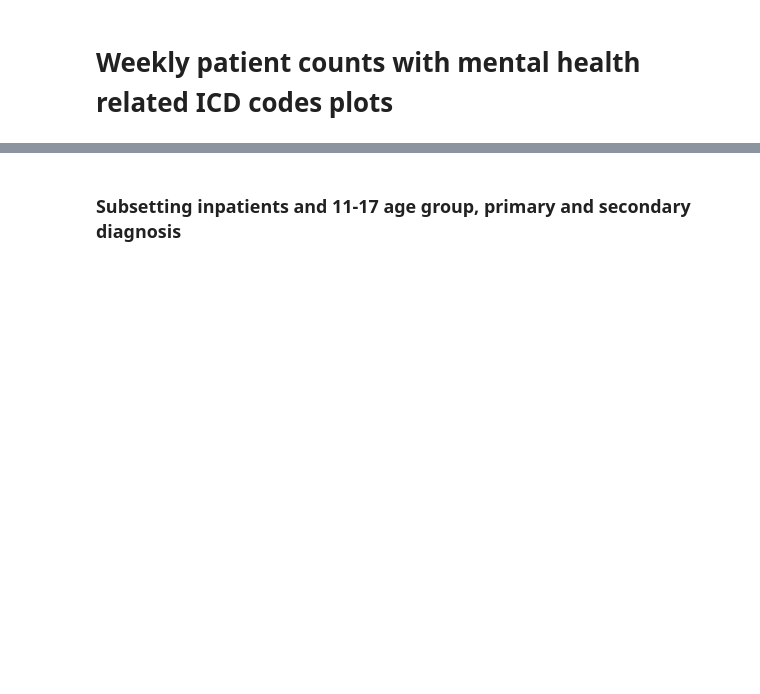
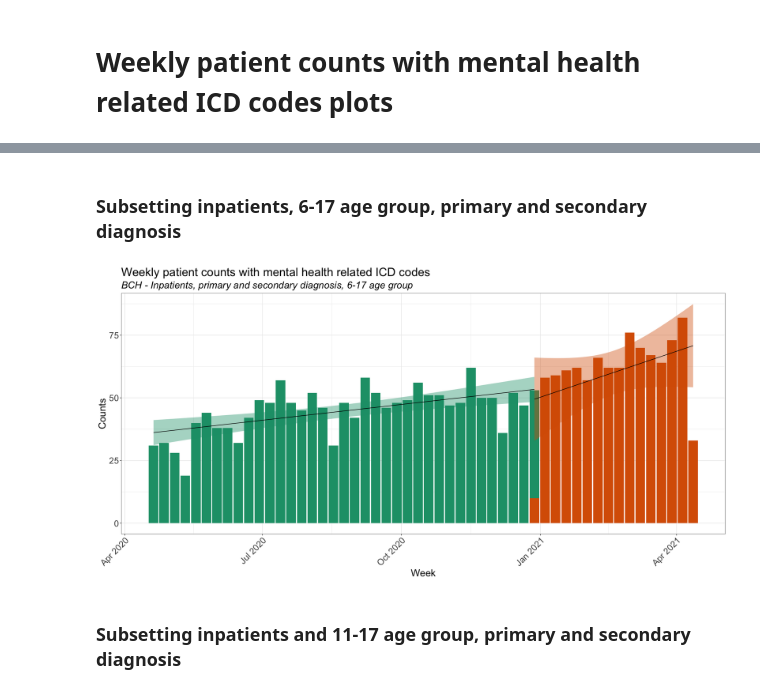
Before and after one commit to hms-dbmi/psy_peds_study, a Jupyter notebook: R/bch_peds_trend_queryAndPlot.ipynb, the cells around one changed output, grey strips where cells are left out. Saved outputs shown, nothing was run; the diff lists cells and outputs as text; code cells hidden in the pictures; blank space fills up the shorter version.

Commit message:
updating overall graphs to display to time windows

```diff
--- a/R/bch_peds_trend_queryAndPlot.ipynb
+++ b/R/bch_peds_trend_queryAndPlot.ipynb
@@ -64,8 +76,15 @@ output$date <- as.Date( output$date, "%d/%m/%y")
 # breaks by week
 output$weeks <- cut(output[,"date"], breaks="week")
 output$year <-sapply(strsplit( as.character(output$weeks), "-"), '[', 1)
-output <- output[ output$date > "2020-04-21",]
-output$period <- "post"
+output <- output[output$date > "2020-04-21",]
+output$period <- ifelse(output$date < "2020-04-21",
+                        "pre", ifelse(
+                            output$date < "2021-01-01",
+                            "early_pandemic",
+                            "late_pandemic")
+                        )
+output <- output[output$period %in% c("early_pandemic", "late_pandemic"), ]
+
 
 # all variables to lowercase
 names(output) <- tolower(names(output))
@@ -102,3 +142,24 @@ ggsave("../export/overall_weekly_count.png", width = 18, height = 9, units="in")
+# %% [markdown]
+### Subsetting inpatients, 6-17 age group, primary and secondary diagnosis
+# %%
+output[output$age_cat %in% c("6-10", "11-17") & output$inout_cd == "Inpatient", c("patient_num", "weeks", "period")] %>%
+  unique() %>%
+  group_by(weeks, period) %>%
+  tally() %>%
+  ggplot(aes(x = as.Date(weeks), y = n, fill = period)) +
+  geom_bar(stat="identity")+
+  labs(y = "Counts",
+       x = "Week",
+       title = "Weekly patient counts with mental health related ICD codes",
+       subtitle = "BCH - Inpatients, primary and secondary diagnosis, 6-17 age group") +
+  theme_plots +
+  theme(legend.position = "none") +
+  scale_fill_brewer(palette = "Dark2")+
+  geom_smooth(method = "lm", formula = y ~ x, se = TRUE, aes(colour=period), colour= "black", size = 0.5)
+
+ggsave("../export/inpatients_primary_secondary_6-17_count.png", width = 18, height = 9, units="in")
+# %% [output]
+[figure, added]
 # %% [markdown]
 ### Subsetting inpatients and 11-17 age group, primary and secondary diagnosis
 # %%
```
Also changed, not shown: parts of 6 cells of this notebook.
